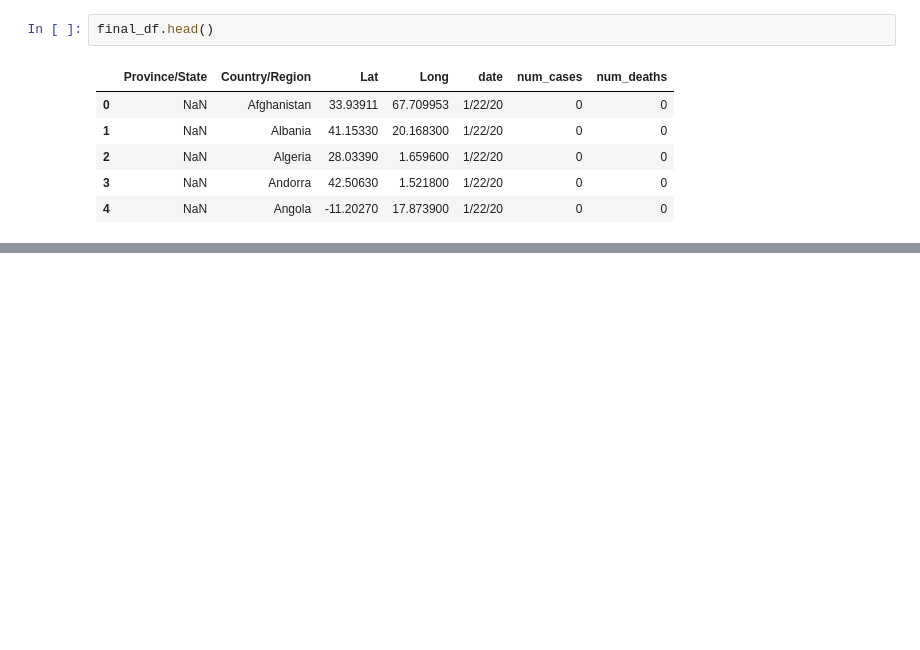
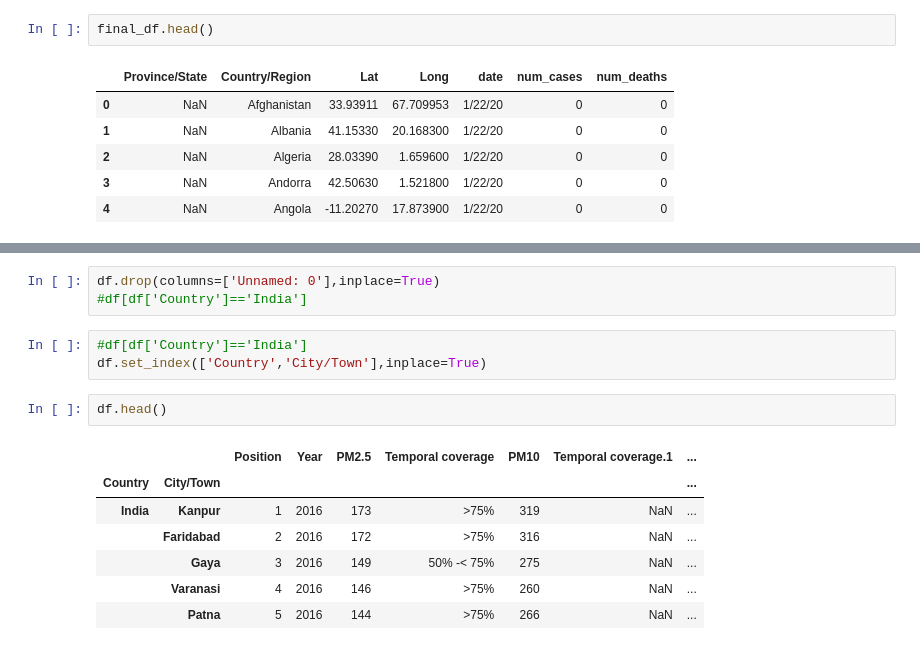
Before and after one commit to khadar786/CampusX, a Jupyter notebook: Tasks/Task-21.ipynb, the cells around one changed output, grey strips where cells are left out. Saved outputs shown, nothing was run; the diff lists cells and outputs as text; blank space fills up the shorter version.

```diff
--- a/Tasks/Task-21.ipynb
+++ b/Tasks/Task-21.ipynb
@@ -109,0 +224,16 @@ final_df.head()
+# %%
+df.drop(columns=['Unnamed: 0'],inplace=True)
+#df[df['Country']=='India']
+# %%
+#df[df['Country']=='India']
+df.set_index(['Country','City/Town'],inplace=True)
+# %%
+df.head()
+# %% [output]
+|  |  | Position | Year | PM2.5 | Temporal coverage | PM10 | Temporal coverage.1 | ... |
+| Country | City/Town |  |  |  |  |  |  | ... |
+| India | Kanpur | 1 | 2016 | 173 | >75% | 319 | NaN | ... |
+|  | Faridabad | 2 | 2016 | 172 | >75% | 316 | NaN | ... |
+|  | Gaya | 3 | 2016 | 149 | 50% -< 75% | 275 | NaN | ... |
+|  | Varanasi | 4 | 2016 | 146 | >75% | 260 | NaN | ... |
+|  | Patna | 5 | 2016 | 144 | >75% | 266 | NaN | ... |
```
Also changed, not shown: parts of 22 cells of this notebook.
